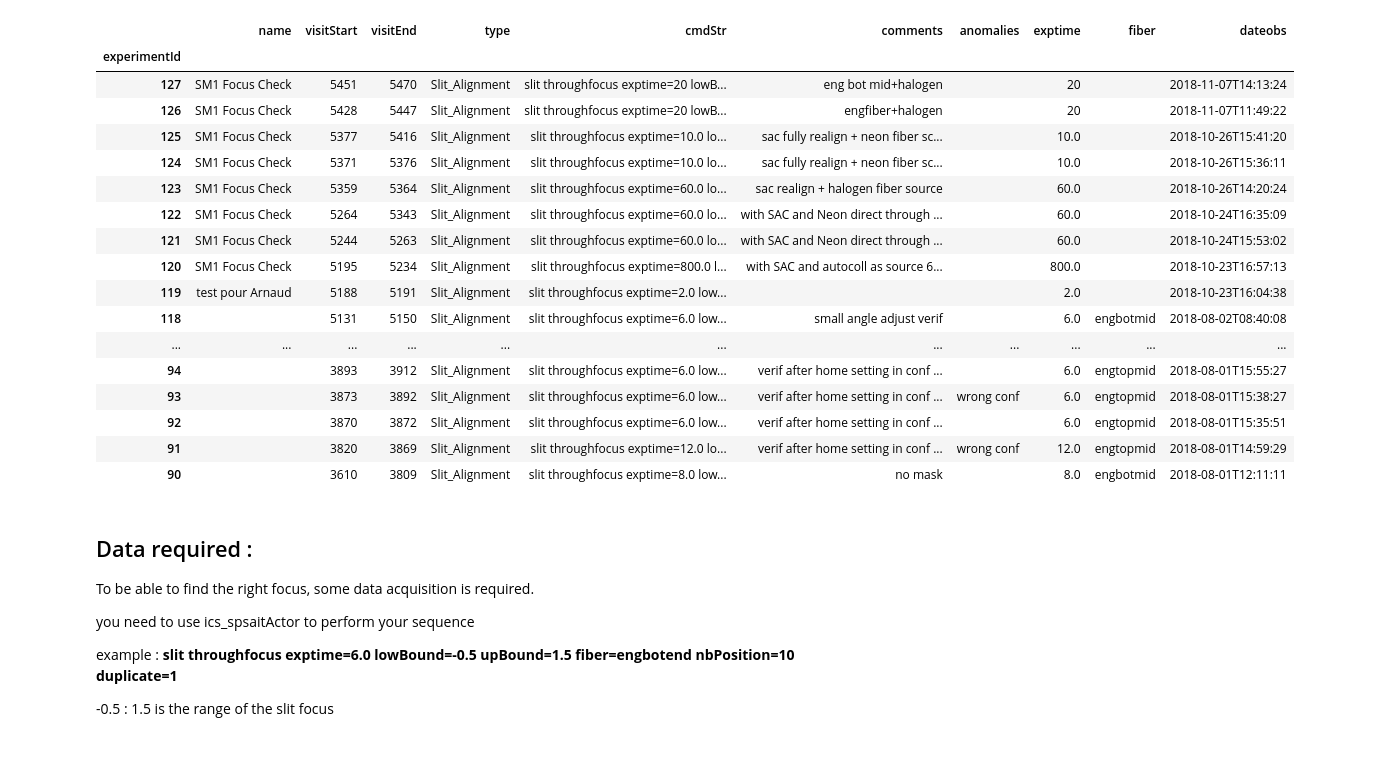
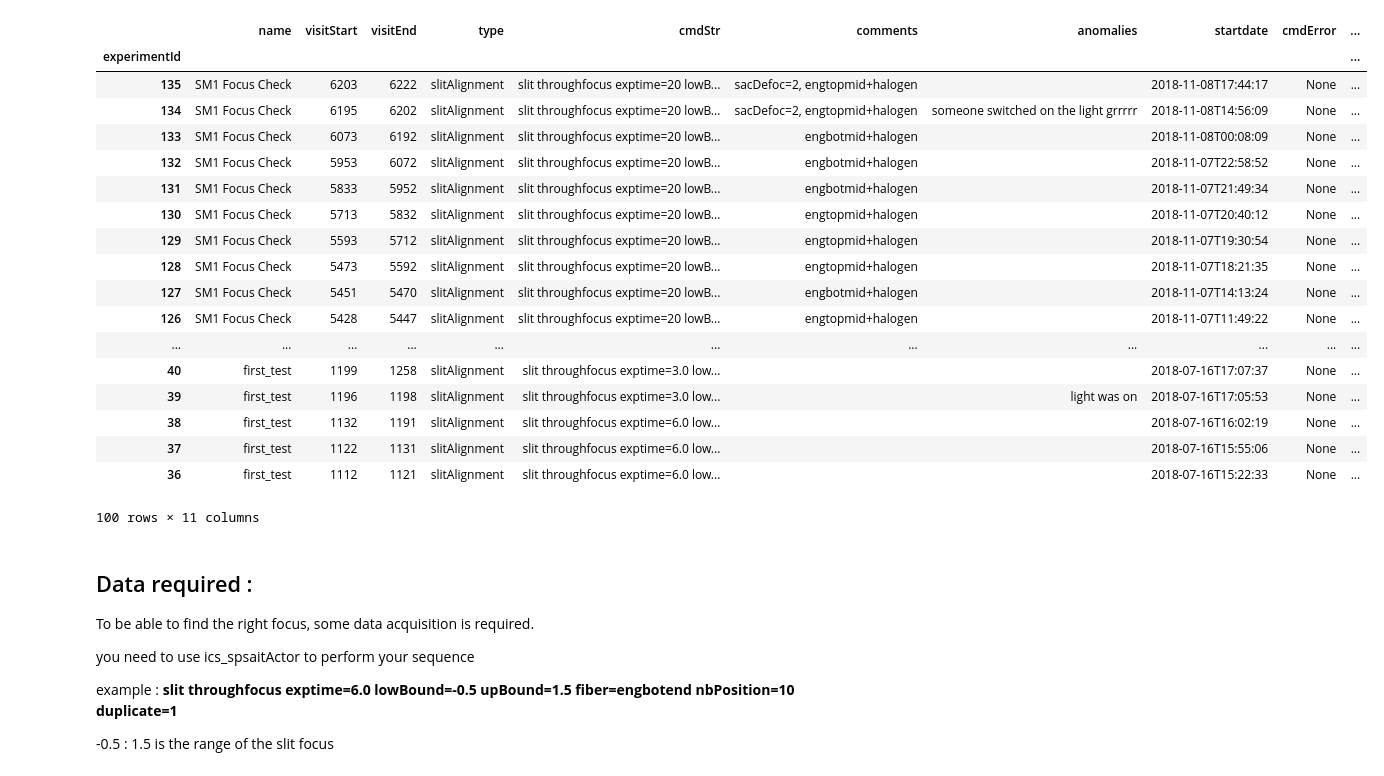
Before and after one commit to alefur/ait-notebook, a Jupyter notebook: Slit_Alignment-Final.ipynb, the cells around one changed output. Saved outputs shown, nothing was run; the diff lists cells and outputs as text; code cells hidden in the pictures.

```diff
--- a/Slit_Alignment-Final.ipynb
+++ b/Slit_Alignment-Final.ipynb
@@ -80,34 +79,45 @@ def getFiberTF(experimentId, doMeanBck, centerOfMass):
             pass
 
     return pd.DataFrame(res, columns=['experimentId'] + list(fiberPeak.keys()))
+# %%
+fiberId = {126:'engtopmid',127:'engbotmid',128:'engtopmid',129:'engtopmid', 130:'engtopmid', 131:'engbotmid', 132:'engbotmid', 133:'engbotmid', 135:'engtopmid'}
 # %%
-experiments = pd.read_sql_query('select * from Experiment where experimentId>89 order by experimentId desc',
-                                con='sqlite:////data/ait/ait-alignment.db', index_col='experimentId')
+fibers = []
+experiments = pd.read_sql_query('select * from Experiment where type="slitAlignment" order by experimentId desc',
+                                con='sqlite:////data/ait/experimentLog-sac.db', index_col='experimentId')
 
 experiments['exptime'] = [Logbook.getParameter(experimentId, 'exptime') for experimentId in experiments.index]
-experiments['fiber'] = [Logbook.getParameter(experimentId, 'fiber', doRaise=False) for experimentId in experiments.index]
-experiments['dateobs'] = [getDateObs(experimentId=experimentId) for experimentId in experiments.index]
+for experimentId in experiments.index:
+    fiber = Logbook.getParameter(experimentId, 'fiber', doRaise=False)
+    if not fiber:
+        try:
+            fiber = fiberId[experimentId]
+        except KeyError:
+            fiber = ''
+    fibers.append(fiber)
 
+experiments['fiber'] = fibers
 experiments
 # %% [output]
-|  | name | visitStart | visitEnd | type | cmdStr | comments | anomalies | exptime | fiber | dateobs |
-| experimentId |  |  |  |  |  |  |  |  |  |  |
-| 127 | SM1 Focus Check | 5451 | 5470 | Slit_Alignment | slit throughfocus exptime=20 lowB... | eng bot mid+halogen |  | 20 |  | 2018-11-07T14:13:24 |
-| 126 | SM1 Focus Check | 5428 | 5447 | Slit_Alignment | slit throughfocus exptime=20 lowB... | engfiber+halogen |  | 20 |  | 2018-11-07T11:49:22 |
-| 125 | SM1 Focus Check | 5377 | 5416 | Slit_Alignment | slit throughfocus exptime=10.0 lo... | sac fully realign + neon fiber sc... |  | 10.0 |  | 2018-10-26T15:41:20 |
-| 124 | SM1 Focus Check | 5371 | 5376 | Slit_Alignment | slit throughfocus exptime=10.0 lo... | sac fully realign + neon fiber sc... |  | 10.0 |  | 2018-10-26T15:36:11 |
-| 123 | SM1 Focus Check | 5359 | 5364 | Slit_Alignment | slit throughfocus exptime=60.0 lo... | sac realign + halogen fiber source |  | 60.0 |  | 2018-10-26T14:20:24 |
-| 122 | SM1 Focus Check | 5264 | 5343 | Slit_Alignment | slit throughfocus exptime=60.0 lo... | with SAC and Neon direct through ... |  | 60.0 |  | 2018-10-24T16:35:09 |
-| 121 | SM1 Focus Check | 5244 | 5263 | Slit_Alignment | slit throughfocus exptime=60.0 lo... | with SAC and Neon direct through ... |  | 60.0 |  | 2018-10-24T15:53:02 |
-| 120 | SM1 Focus Check | 5195 | 5234 | Slit_Alignment | slit throughfocus exptime=800.0 l... | with SAC and autocoll as source 6... |  | 800.0 |  | 2018-10-23T16:57:13 |
-| 119 | test pour Arnaud | 5188 | 5191 | Slit_Alignment | slit throughfocus exptime=2.0 low... |  |  | 2.0 |  | 2018-10-23T16:04:38 |
-| 118 |  | 5131 | 5150 | Slit_Alignment | slit throughfocus exptime=6.0 low... | small angle adjust verif |  | 6.0 | engbotmid | 2018-08-02T08:40:08 |
+|  | name | visitStart | visitEnd | type | cmdStr | comments | anomalies | startdate | cmdError | ... |
+| experimentId |  |  |  |  |  |  |  |  |  | ... |
+| 135 | SM1 Focus Check | 6203 | 6222 | slitAlignment | slit throughfocus exptime=20 lowB... | sacDefoc=2, engtopmid+halogen |  | 2018-11-08T17:44:17 | None | ... |
+| 134 | SM1 Focus Check | 6195 | 6202 | slitAlignment | slit throughfocus exptime=20 lowB... | sacDefoc=2, engtopmid+halogen | someone switched on the light grrrrr | 2018-11-08T14:56:09 | None | ... |
+| 133 | SM1 Focus Check | 6073 | 6192 | slitAlignment | slit throughfocus exptime=20 lowB... | engbotmid+halogen |  | 2018-11-08T00:08:09 | None | ... |
+| 132 | SM1 Focus Check | 5953 | 6072 | slitAlignment | slit throughfocus exptime=20 lowB... | engbotmid+halogen |  | 2018-11-07T22:58:52 | None | ... |
+| 131 | SM1 Focus Check | 5833 | 5952 | slitAlignment | slit throughfocus exptime=20 lowB... | engbotmid+halogen |  | 2018-11-07T21:49:34 | None | ... |
+| 130 | SM1 Focus Check | 5713 | 5832 | slitAlignment | slit throughfocus exptime=20 lowB... | engtopmid+halogen |  | 2018-11-07T20:40:12 | None | ... |
+| 129 | SM1 Focus Check | 5593 | 5712 | slitAlignment | slit throughfocus exptime=20 lowB... | engtopmid+halogen |  | 2018-11-07T19:30:54 | None | ... |
+| 128 | SM1 Focus Check | 5473 | 5592 | slitAlignment | slit throughfocus exptime=20 lowB... | engtopmid+halogen |  | 2018-11-07T18:21:35 | None | ... |
+| 127 | SM1 Focus Check | 5451 | 5470 | slitAlignment | slit throughfocus exptime=20 lowB... | engbotmid+halogen |  | 2018-11-07T14:13:24 | None | ... |
+| 126 | SM1 Focus Check | 5428 | 5447 | slitAlignment | slit throughfocus exptime=20 lowB... | engtopmid+halogen |  | 2018-11-07T11:49:22 | None | ... |
 | ... | ... | ... | ... | ... | ... | ... | ... | ... | ... | ... |
-| 94 |  | 3893 | 3912 | Slit_Alignment | slit throughfocus exptime=6.0 low... | verif after home setting in conf ... |  | 6.0 | engtopmid | 2018-08-01T15:55:27 |
-| 93 |  | 3873 | 3892 | Slit_Alignment | slit throughfocus exptime=6.0 low... | verif after home setting in conf ... | wrong conf | 6.0 | engtopmid | 2018-08-01T15:38:27 |
-| 92 |  | 3870 | 3872 | Slit_Alignment | slit throughfocus exptime=6.0 low... | verif after home setting in conf ... |  | 6.0 | engtopmid | 2018-08-01T15:35:51 |
-| 91 |  | 3820 | 3869 | Slit_Alignment | slit throughfocus exptime=12.0 lo... | verif after home setting in conf ... | wrong conf | 12.0 | engtopmid | 2018-08-01T14:59:29 |
-| 90 |  | 3610 | 3809 | Slit_Alignment | slit throughfocus exptime=8.0 low... | no mask |  | 8.0 | engbotmid | 2018-08-01T12:11:11 |
+| 40 | first_test | 1199 | 1258 | slitAlignment | slit throughfocus exptime=3.0 low... |  |  | 2018-07-16T17:07:37 | None | ... |
+| 39 | first_test | 1196 | 1198 | slitAlignment | slit throughfocus exptime=3.0 low... |  | light was on | 2018-07-16T17:05:53 | None | ... |
+| 38 | first_test | 1132 | 1191 | slitAlignment | slit throughfocus exptime=6.0 low... |  |  | 2018-07-16T16:02:19 | None | ... |
+| 37 | first_test | 1122 | 1131 | slitAlignment | slit throughfocus exptime=6.0 low... |  |  | 2018-07-16T15:55:06 | None | ... |
+| 36 | first_test | 1112 | 1121 | slitAlignment | slit throughfocus exptime=6.0 low... |  |  | 2018-07-16T15:22:33 | None | ... |
+100 rows × 11 columns
 # %% [markdown]
 ## Data required :
 To be able to find the right focus, some data acquisition is required.
```
Also changed, not shown: parts of 10 cells of this notebook, 1 other file.
